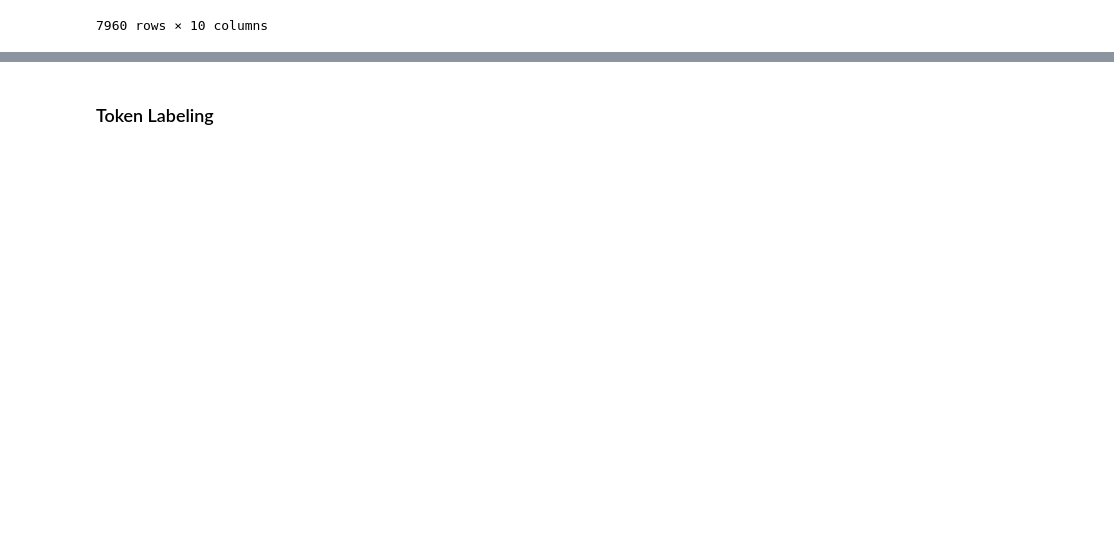
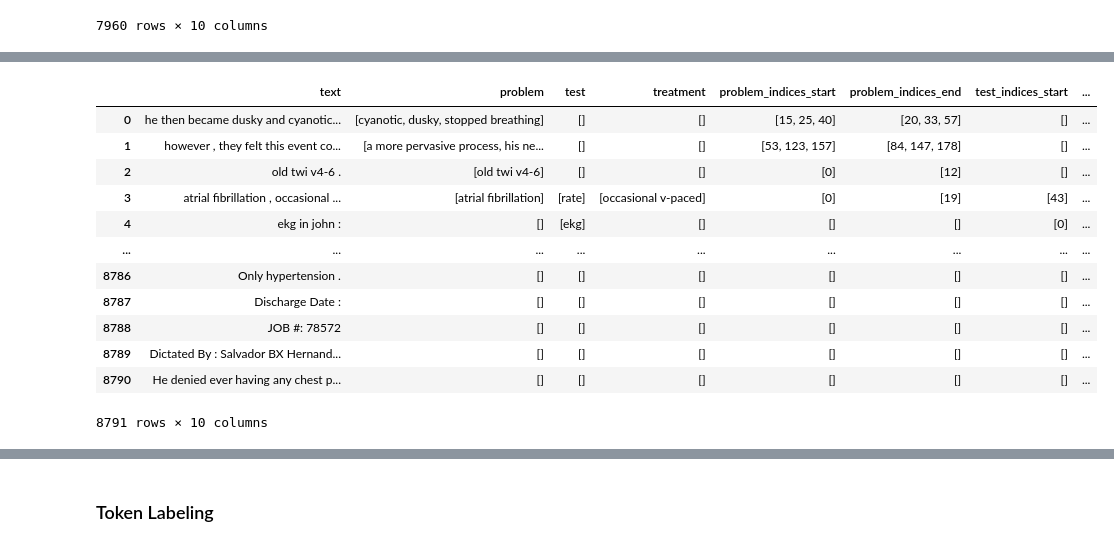
Before and after one commit to Mustapha-AJEGHRIR/medical_txt_parser, a Jupyter notebook: src/notebooks/concepts_ner/concepts_ner_scibert.ipynb, the cells around one changed output, grey strips where cells are left out. Cells and saved outputs as stored; diff of their text form; code cells hidden in the pictures; blank space fills up the shorter version.

```diff
--- a/src/notebooks/concepts_ner/concepts_ner_scibert.ipynb
+++ b/src/notebooks/concepts_ner/concepts_ner_scibert.ipynb
@@ -219,3 +257,21 @@ preproc_df
+# %%
+# add lines with no concepts to preproc_df
+preproc_df = preproc_df.append(no_concepts_df.drop(columns=["filename"]), ignore_index=True)
+preproc_df
+# %% [output]
+|  | text | problem | test | treatment | problem_indices_start | problem_indices_end | test_indices_start | ... |
+| 0 | he then became dusky and cyanotic... | [cyanotic, dusky, stopped breathing] | [] | [] | [15, 25, 40] | [20, 33, 57] | [] | ... |
+| 1 | however , they felt this event co... | [a more pervasive process, his ne... | [] | [] | [53, 123, 157] | [84, 147, 178] | [] | ... |
+| 2 | old twi v4-6 . | [old twi v4-6] | [] | [] | [0] | [12] | [] | ... |
+| 3 | atrial fibrillation , occasional ... | [atrial fibrillation] | [rate] | [occasional v-paced] | [0] | [19] | [43] | ... |
+| 4 | ekg in john : | [] | [ekg] | [] | [] | [] | [0] | ... |
+| ... | ... | ... | ... | ... | ... | ... | ... | ... |
+| 8786 | Only hypertension . | [] | [] | [] | [] | [] | [] | ... |
+| 8787 | Discharge Date : | [] | [] | [] | [] | [] | [] | ... |
+| 8788 | JOB #: 78572 | [] | [] | [] | [] | [] | [] | ... |
+| 8789 | Dictated By : Salvador BX Hernand... | [] | [] | [] | [] | [] | [] | ... |
+| 8790 | He denied ever having any chest p... | [] | [] | [] | [] | [] | [] | ... |
+8791 rows × 10 columns
 # %%
 # save to JSON to then import into Dataset object
 preproc_df.to_json("dataset.jsonl", orient="records", lines=True)
```
Also changed, not shown: parts of 23 cells of this notebook.
